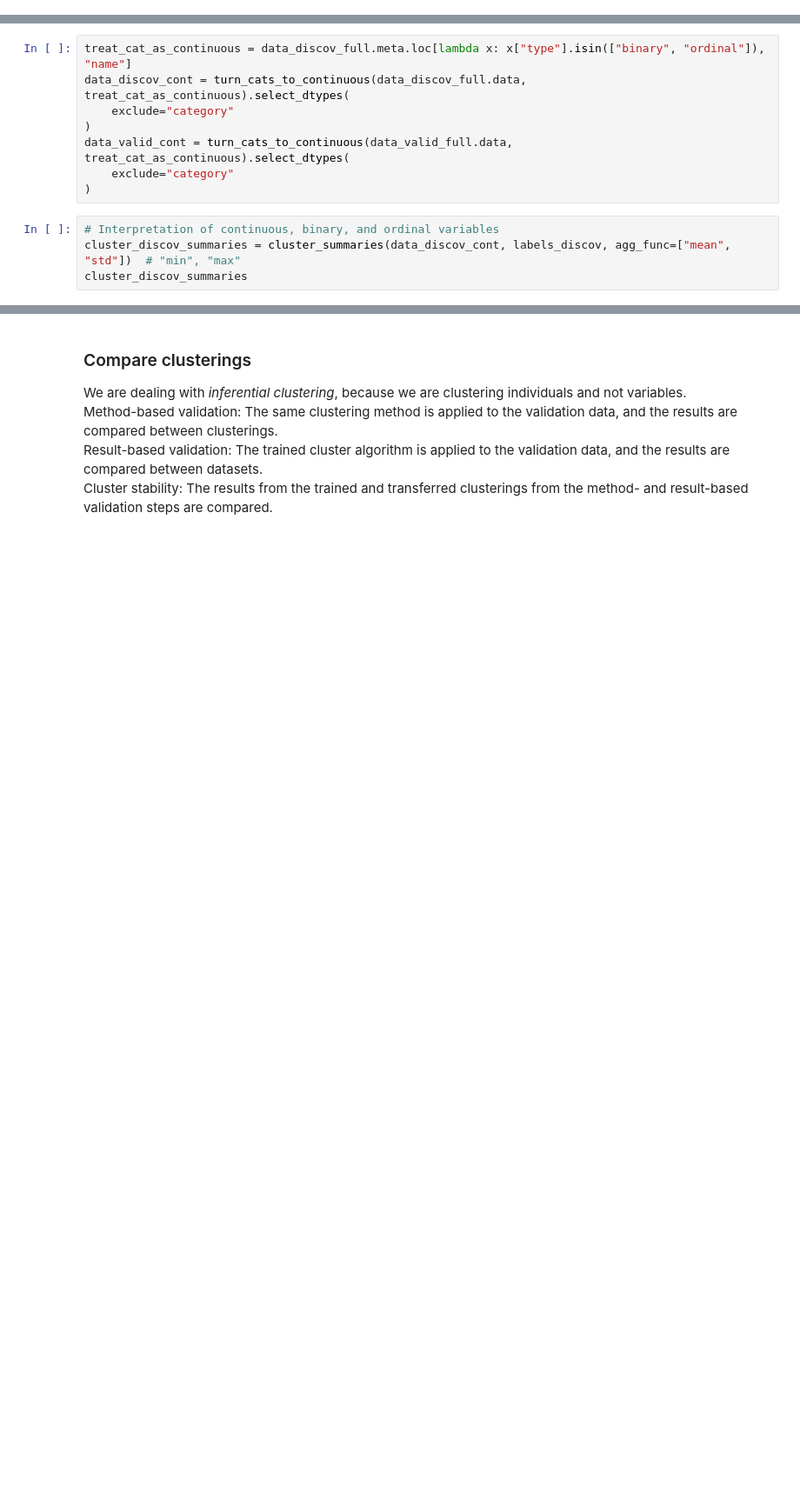
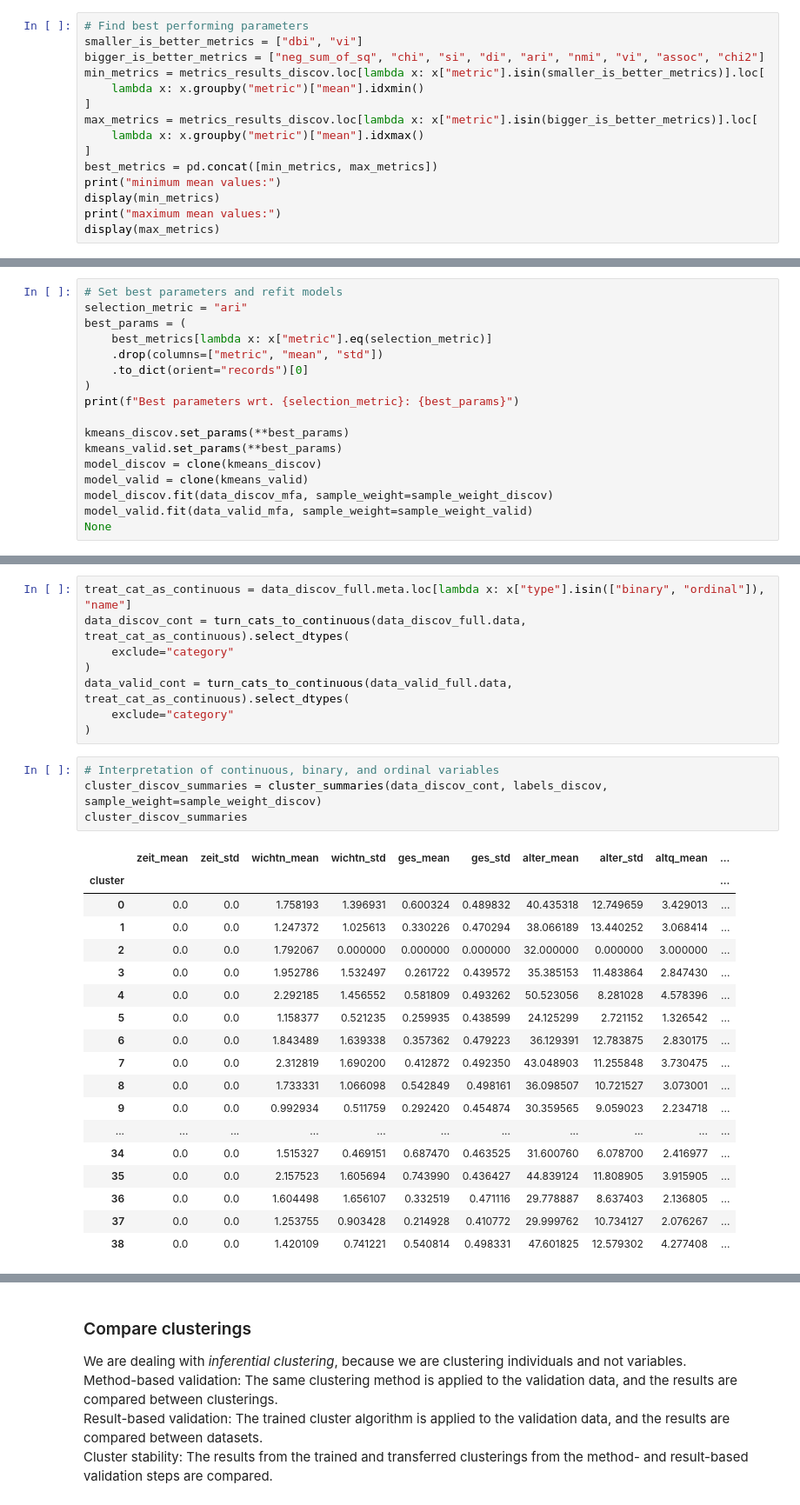
Before and after one commit to LuuisK/esa_consulting, a Jupyter notebook: workflow/kmeans_clustering.ipynb, the cells around one changed output, grey strips where cells are left out. Shown at 87% size. Cells and saved outputs as stored; diff of their text form; blank space fills up the shorter version.

```diff
--- a/workflow/kmeans_clustering.ipynb
+++ b/workflow/kmeans_clustering.ipynb
@@ -79,0 +137,15 @@ model_valid = kmeans_valid
+# %%
+# Find best performing parameters
+smaller_is_better_metrics = ["dbi", "vi"]
+bigger_is_better_metrics = ["neg_sum_of_sq", "chi", "si", "di", "ari", "nmi", "vi", "assoc", "chi2"]
+min_metrics = metrics_results_discov.loc[lambda x: x["metric"].isin(smaller_is_better_metrics)].loc[
+    lambda x: x.groupby("metric")["mean"].idxmin()
+]
+max_metrics = metrics_results_discov.loc[lambda x: x["metric"].isin(bigger_is_better_metrics)].loc[
+    lambda x: x.groupby("metric")["mean"].idxmax()
+]
+best_metrics = pd.concat([min_metrics, max_metrics])
+print("minimum mean values:")
+display(min_metrics)
+print("maximum mean values:")
+display(max_metrics)
@@ -79,0 +168,17 @@ model_valid = kmeans_valid
+# %%
+# Set best parameters and refit models
+selection_metric = "ari"
+best_params = (
+    best_metrics[lambda x: x["metric"].eq(selection_metric)]
+    .drop(columns=["metric", "mean", "std"])
+    .to_dict(orient="records")[0]
+)
+print(f"Best parameters wrt. {selection_metric}: {best_params}")
+
+kmeans_discov.set_params(**best_params)
+kmeans_valid.set_params(**best_params)
+model_discov = clone(kmeans_discov)
+model_valid = clone(kmeans_valid)
+model_discov.fit(data_discov_mfa, sample_weight=sample_weight_discov)
+model_valid.fit(data_valid_mfa, sample_weight=sample_weight_valid)
+None
@@ -105,5 +205,24 @@ data_valid_cont = turn_cats_to_continuous(data_valid_full.data, treat_cat_as_con
 )
 # %%
 # Interpretation of continuous, binary, and ordinal variables
-cluster_discov_summaries = cluster_summaries(data_discov_cont, labels_discov, agg_func=["mean", "std"])  # "min", "max"
+cluster_discov_summaries = cluster_summaries(data_discov_cont, labels_discov, sample_weight=sample_weight_discov)
 cluster_discov_summaries
+# %% [output]
+|  | zeit_mean | zeit_std | wichtn_mean | wichtn_std | ges_mean | ges_std | alter_mean | alter_std | altq_mean | ... |
+| cluster |  |  |  |  |  |  |  |  |  | ... |
+| 0 | 0.0 | 0.0 | 1.758193 | 1.396931 | 0.600324 | 0.489832 | 40.435318 | 12.749659 | 3.429013 | ... |
+| 1 | 0.0 | 0.0 | 1.247372 | 1.025613 | 0.330226 | 0.470294 | 38.066189 | 13.440252 | 3.068414 | ... |
+| 2 | 0.0 | 0.0 | 1.792067 | 0.000000 | 0.000000 | 0.000000 | 32.000000 | 0.000000 | 3.000000 | ... |
+| 3 | 0.0 | 0.0 | 1.952786 | 1.532497 | 0.261722 | 0.439572 | 35.385153 | 11.483864 | 2.847430 | ... |
+| 4 | 0.0 | 0.0 | 2.292185 | 1.456552 | 0.581809 | 0.493262 | 50.523056 | 8.281028 | 4.578396 | ... |
+| 5 | 0.0 | 0.0 | 1.158377 | 0.521235 | 0.259935 | 0.438599 | 24.125299 | 2.721152 | 1.326542 | ... |
+| 6 | 0.0 | 0.0 | 1.843489 | 1.639338 | 0.357362 | 0.479223 | 36.129391 | 12.783875 | 2.830175 | ... |
+| 7 | 0.0 | 0.0 | 2.312819 | 1.690200 | 0.412872 | 0.492350 | 43.048903 | 11.255848 | 3.730475 | ... |
+| 8 | 0.0 | 0.0 | 1.733331 | 1.066098 | 0.542849 | 0.498161 | 36.098507 | 10.721527 | 3.073001 | ... |
+| 9 | 0.0 | 0.0 | 0.992934 | 0.511759 | 0.292420 | 0.454874 | 30.359565 | 9.059023 | 2.234718 | ... |
+| ... | ... | ... | ... | ... | ... | ... | ... | ... | ... | ... |
+| 34 | 0.0 | 0.0 | 1.515327 | 0.469151 | 0.687470 | 0.463525 | 31.600760 | 6.078700 | 2.416977 | ... |
+| 35 | 0.0 | 0.0 | 2.157523 | 1.605694 | 0.743990 | 0.436427 | 44.839124 | 11.808905 | 3.915905 | ... |
+| 36 | 0.0 | 0.0 | 1.604498 | 1.656107 | 0.332519 | 0.471116 | 29.778887 | 8.637403 | 2.136805 | ... |
+| 37 | 0.0 | 0.0 | 1.253755 | 0.903428 | 0.214928 | 0.410772 | 29.999762 | 10.734127 | 2.076267 | ... |
+| 38 | 0.0 | 0.0 | 1.420109 | 0.741221 | 0.540814 | 0.498331 | 47.601825 | 12.579302 | 4.277408 | ... |
```
Also changed, not shown: parts of 15 cells of this notebook, 1 other file.
